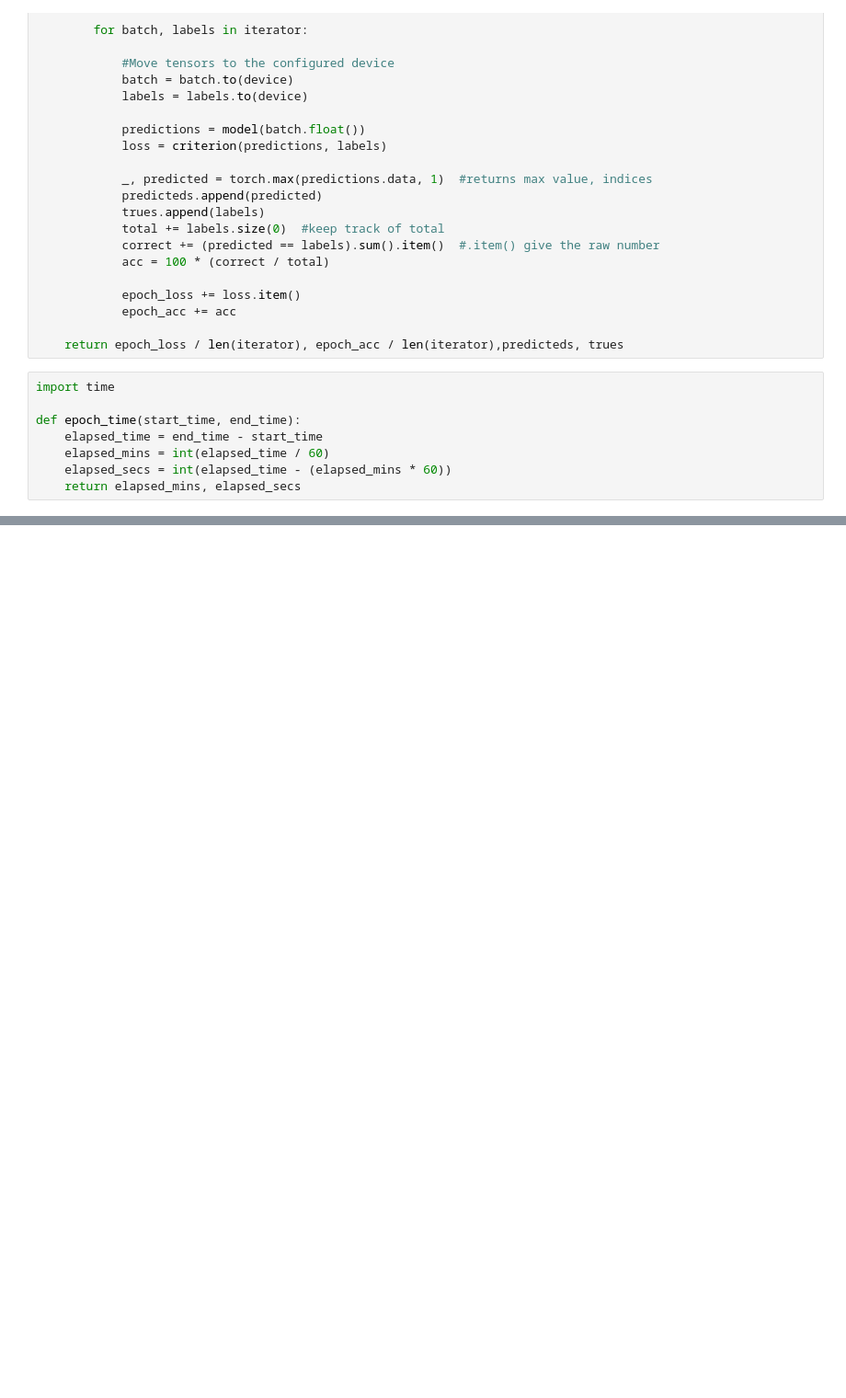
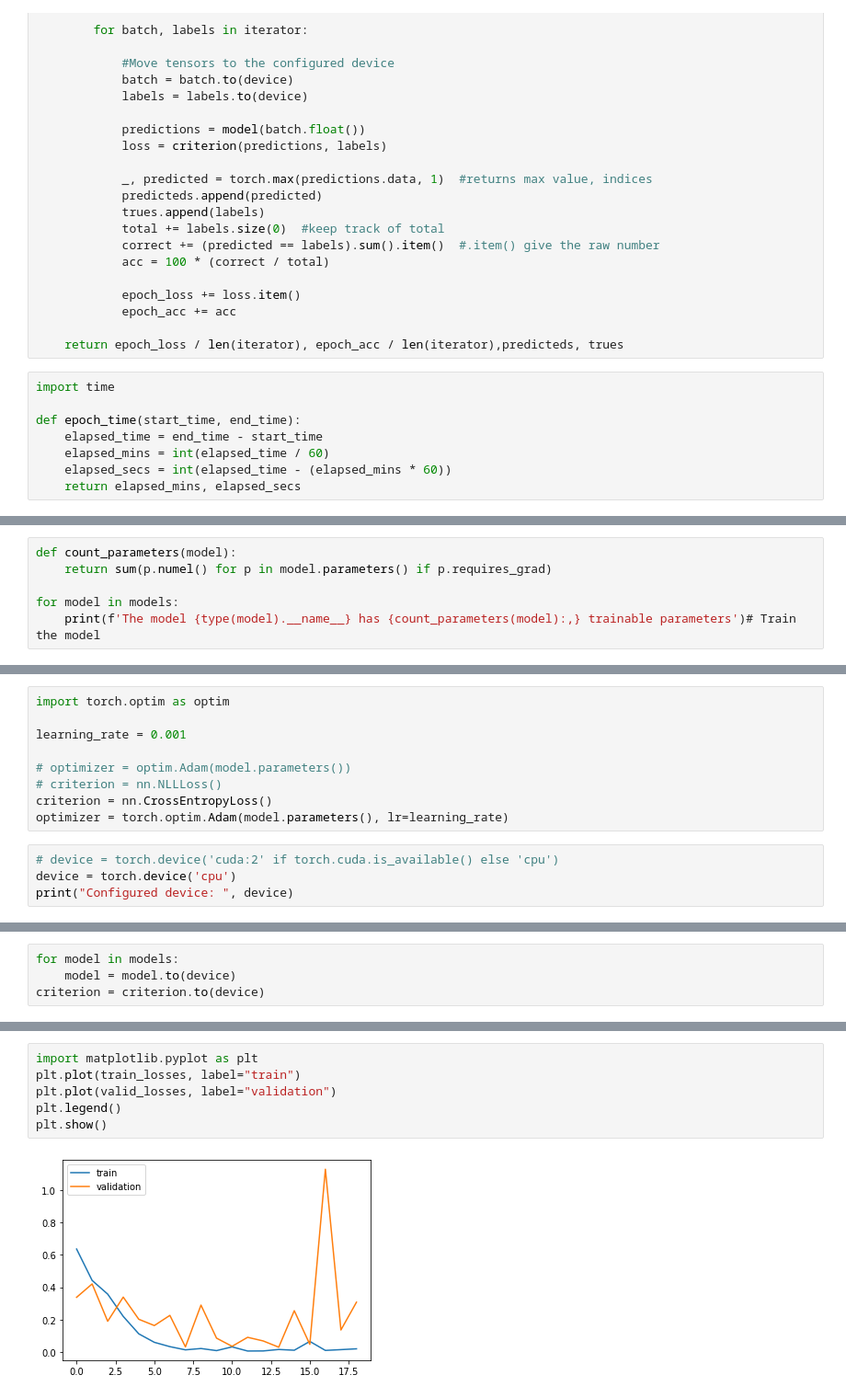
Before and after one commit to zMaxKunGz/CP-DSAI-Project-EEG, a Jupyter notebook: Test_eeg_game.ipynb, the cells around one changed output, grey strips where cells are left out. Shown at 92% size. Drawn from its saved outputs; the diff is of its cells as text; blank space fills up the shorter version.

```diff
--- a/Test_eeg_game.ipynb
+++ b/Test_eeg_game.ipynb
@@ -740,0 +1161,6 @@ Epoch: 10 | Epoch Time: 0m 0s
+# %%
+def count_parameters(model):
+    return sum(p.numel() for p in model.parameters() if p.requires_grad)
+
+for model in models:
+    print(f'The model {type(model).__name__} has {count_parameters(model):,} trainable parameters')# Train the model
@@ -740,0 +1169,13 @@ Epoch: 10 | Epoch Time: 0m 0s
+# %%
+import torch.optim as optim
+
+learning_rate = 0.001
+
+# optimizer = optim.Adam(model.parameters())
+# criterion = nn.NLLLoss()
+criterion = nn.CrossEntropyLoss()
+optimizer = torch.optim.Adam(model.parameters(), lr=learning_rate)
+# %%
+# device = torch.device('cuda:2' if torch.cuda.is_available() else 'cpu')
+device = torch.device('cpu')
+print("Configured device: ", device)
@@ -740,0 +1184,4 @@ Epoch: 10 | Epoch Time: 0m 0s
+# %%
+for model in models:
+    model = model.to(device)
+criterion = criterion.to(device)
@@ -740,0 +1259,8 @@ Epoch: 10 | Epoch Time: 0m 0s
+# %%
+import matplotlib.pyplot as plt
+plt.plot(train_losses, label="train")
+plt.plot(valid_losses, label="validation")
+plt.legend()
+plt.show()
+# %% [output]
+[figure, added]
```
Also changed, not shown: parts of 31 cells of this notebook, 1 other file.
